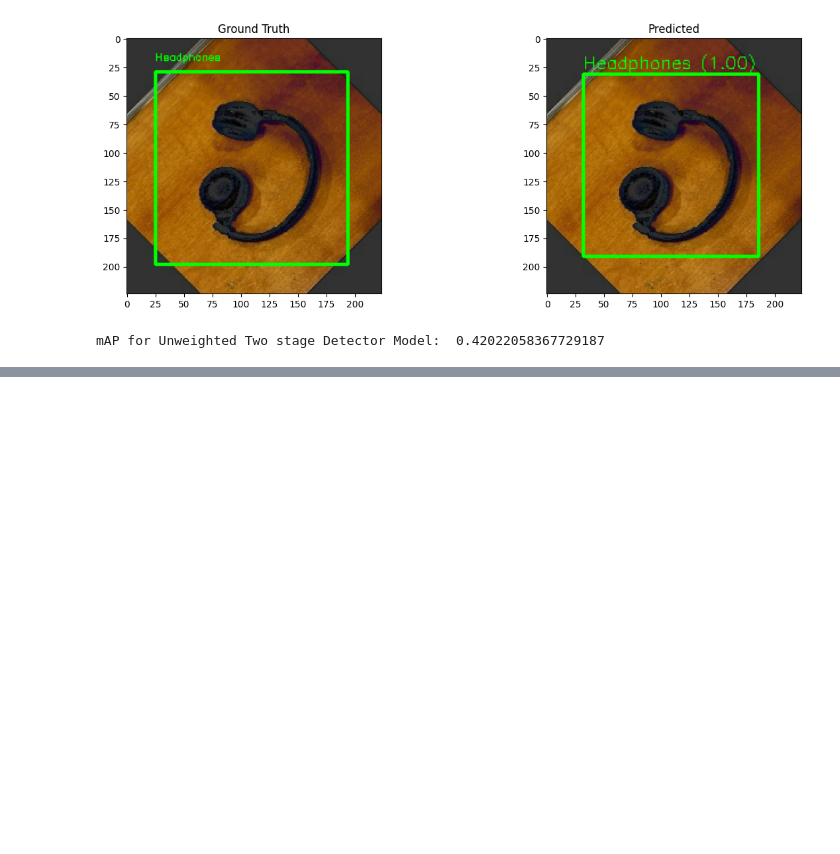
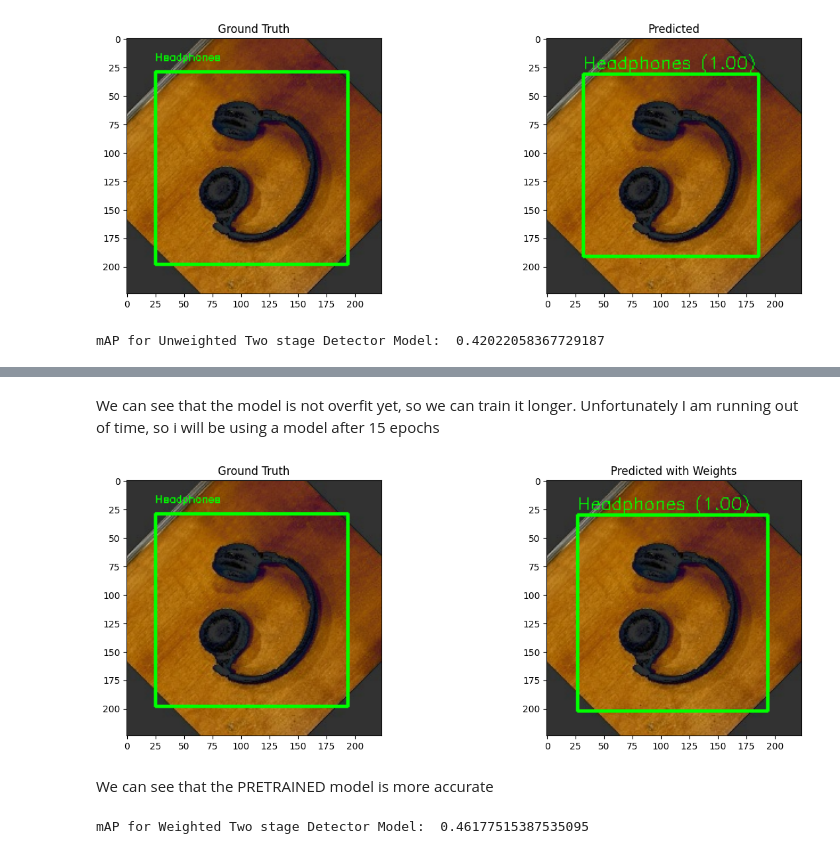
Before and after one commit to Adil7777/ObjectDetectionProject, a Jupyter notebook: model.ipynb, the cells around one changed output, grey strips where cells are left out. Saved outputs shown, nothing was run; the diff lists cells and outputs as text; code cells hidden in the pictures; blank space fills up the shorter version.

```diff
--- a/model.ipynb
+++ b/model.ipynb
@@ -436,0 +414,10 @@ val_yolo(val_args)
+# %% [markdown]
+We can see that the model is not overfit yet, so we can train it longer. Unfortunately I am running out of time, so i will be using a model after 15 epochs
+# %%
+img_pred_weights = visualize_prediction(model_weights, img_path, classes)
+
+plot_side_by_side(img_truth, img_pred_weights, title1="Ground Truth", title2="Predicted with Weights")
+# %% [output]
+[figure, added]
+# %% [markdown]
+We can see that the PRETRAINED model is more accurate
@@ -436,0 +451,19 @@ val_yolo(val_args)
+# %%
+metric_weights = MeanAveragePrecision()
+
+model_weights.eval()
+with torch.no_grad():
+    for images, targets in test_loader:
+        images = [img.to(device) for img in images]
+        outputs = model_weights(images)
+
+        # move everything to CPU and format as required
+        outputs = [{k: v.cpu() for k, v in t.items()} for t in outputs]
+        targets = [{k: v.cpu() for k, v in t.items()} for t in targets]
+
+        metric_weights.update(outputs, targets)
+
+results = metric_weights.compute()
+print("mAP for Weighted Two stage Detector Model: ", results['map'].item())
+# %% [output]
+mAP for Weighted Two stage Detector Model:  0.46177515387535095
```
Also changed, not shown: parts of 10 cells of this notebook.
